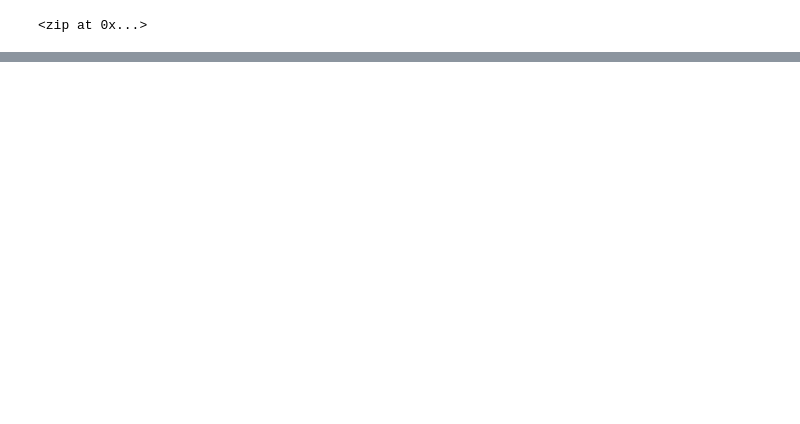
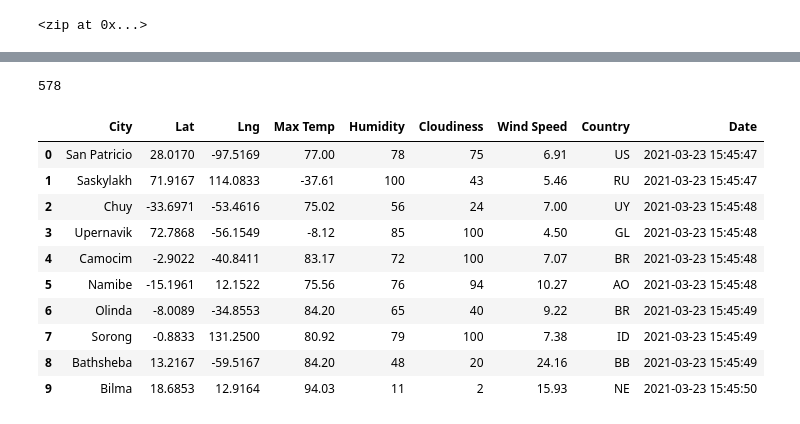
Before and after one commit to Jacqueline-Esbri/World_Weather_Analysis, a Jupyter notebook: WeatherPy.ipynb, the cells around one changed output, grey strips where cells are left out. Cells and saved outputs as stored; diff of their text form; code cells hidden in the pictures; blank space fills up the shorter version.

```diff
--- a/WeatherPy.ipynb
+++ b/WeatherPy.ipynb
@@ -61,0 +219,22 @@ len(cities)
+# %%
+len(city_data)
+# %% [output]
+578
+# %%
+#[6]
+
+# Convert the array of dictionaries to a Pandas DataFrame.
+city_data_df = pd.DataFrame(city_data)
+city_data_df.head(10)
+# %% [output]
+|  | City | Lat | Lng | Max Temp | Humidity | Cloudiness | Wind Speed | Country | Date |
+| 0 | San Patricio | 28.0170 | -97.5169 | 77.00 | 78 | 75 | 6.91 | US | 2021-03-23 15:45:47 |
+| 1 | Saskylakh | 71.9167 | 114.0833 | -37.61 | 100 | 43 | 5.46 | RU | 2021-03-23 15:45:47 |
+| 2 | Chuy | -33.6971 | -53.4616 | 75.02 | 56 | 24 | 7.00 | UY | 2021-03-23 15:45:48 |
+| 3 | Upernavik | 72.7868 | -56.1549 | -8.12 | 85 | 100 | 4.50 | GL | 2021-03-23 15:45:48 |
+| 4 | Camocim | -2.9022 | -40.8411 | 83.17 | 72 | 100 | 7.07 | BR | 2021-03-23 15:45:48 |
+| 5 | Namibe | -15.1961 | 12.1522 | 75.56 | 76 | 94 | 10.27 | AO | 2021-03-23 15:45:48 |
+| 6 | Olinda | -8.0089 | -34.8553 | 84.20 | 65 | 40 | 9.22 | BR | 2021-03-23 15:45:49 |
+| 7 | Sorong | -0.8833 | 131.2500 | 80.92 | 79 | 100 | 7.38 | ID | 2021-03-23 15:45:49 |
+| 8 | Bathsheba | 13.2167 | -59.5167 | 84.20 | 48 | 20 | 24.16 | BB | 2021-03-23 15:45:49 |
+| 9 | Bilma | 18.6853 | 12.9164 | 94.03 | 11 | 2 | 15.93 | NE | 2021-03-23 15:45:50 |
```
Also changed, not shown: parts of 10 cells of this notebook, 4 other files.
